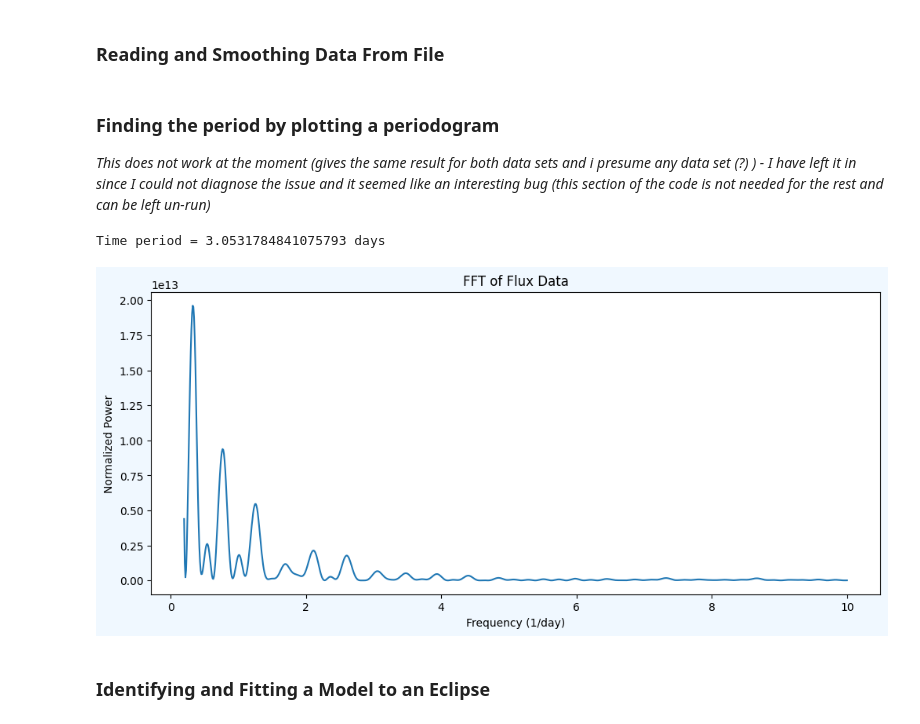
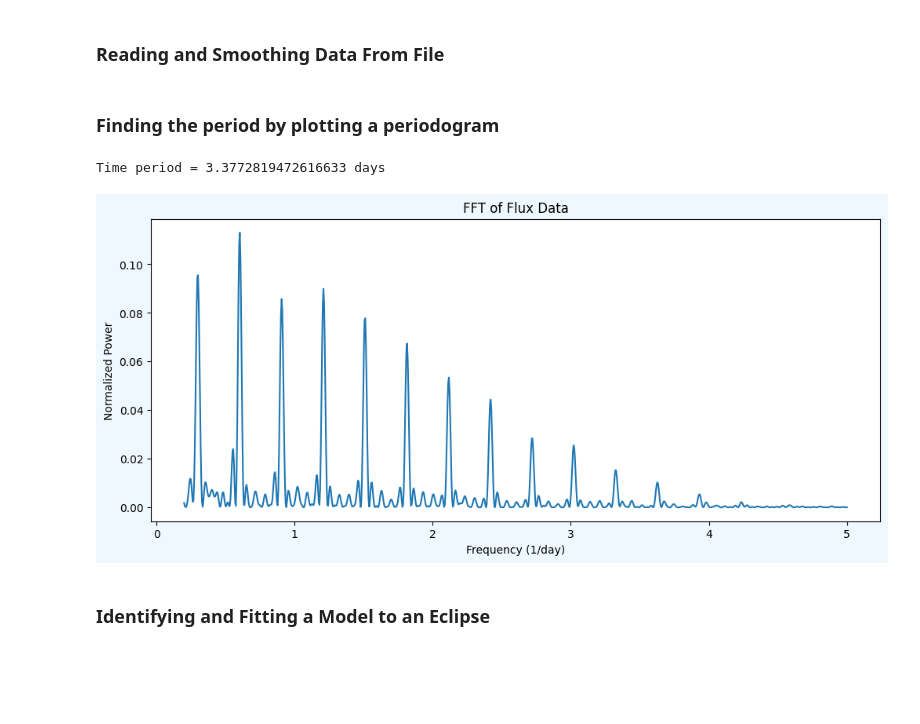
Before and after one commit to ShashanthS/ExoplanetTransitModelling, a Jupyter notebook: Assignment2_ShashanthSriramanathan.ipynb, the cells around one changed output. Cells and saved outputs as stored; diff of their text form; code cells hidden in the pictures; blank space fills up the shorter version.

Commit message:
Everything seems to work but find_freq function not perfect; probably goood enough for submission

```diff
--- a/Assignment2_ShashanthSriramanathan.ipynb
+++ b/Assignment2_ShashanthSriramanathan.ipynb
@@ -26,11 +27,15 @@ def smooth_data(data, width):
 # %%
 def find_freq(data_here, max_freq, n_bins):
     '''
-    Currently does not function but this function is supposed to find the period of the transit by fitting a periodogram to the data.
+    This function finds the period of the transit by fitting a periodogram to the data using a Lomb-Scargle method.
     '''
     freq_range = np.linspace(.2, max_freq, n_bins)
-    power = sc.signal.lombscargle(data_here[:,0], data_here[:,1], freq_range, normalize = False)
-    T_peak = 1/freq_range[np.argmax(power)] # Identifying peak of power function and returning corresponding time period
+    # power = sc.signal.lombscargle(data_here[:,0], data_here[:,1], freq_range, normalize = False)
+    # T_peak = 1/freq_range[np.argmax(power)] # Identifying peak of power function and returning corresponding time period
+
+    power = ap.LombScargle(data_here[:,0], data_here[:,1]).power(freq_range)
+    T_peak = 1/freq_range[np.argsort(power[:int(0.4/max_freq * n_bins)])[-2]] # Identifying peak of power function and returning corresponding time period
+
 
     fig_fft, ax3 = plt.subplots(1, 1, figsize=(12,5), facecolor='aliceblue')
     # ax3.plot(data[:,0], data[:,1])
@@ -89,13 +86,12 @@ smoothed_dat = dat.copy() # Smoothing a copy as we need to run the Lomb-Scargle
 smoothed_dat[:,1][int((window_length-1)/2) : - int((window_length-1)/2)]= smooth_data(dat, window_length)
 # %% [markdown]
 <h3>Finding the period by plotting a periodogram</h3>
-<i>This does not work at the moment (gives the same result for both data sets and i presume any data set (?) ) - I have left it in since I could not diagnose the issue and it seemed like an interesting bug (this section of the code is not needed for the rest and can be left un-run)</i>
 # %%
-T = find_freq(dat, 10, 1000)[0]
+T = find_freq(dat, 5, 1000)[0]
 print(f'Time period = {T} days')
 # %% [output]
-Time period = 3.0531784841075793 days
+Time period = 3.3772819472616633 days
-[figure, old version]
+[figure, new version]
 # %% [markdown]
 <h3>Identifying and Fitting a Model to an Eclipse</h3>
 # %%
```
Also changed, not shown: parts of 5 cells of this notebook.
